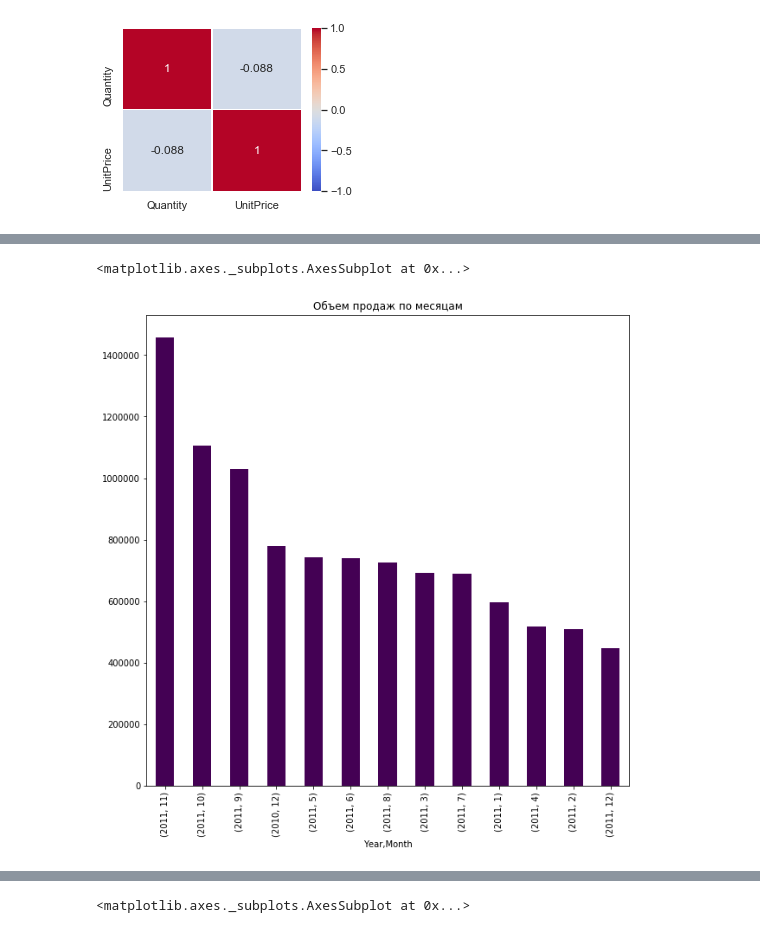
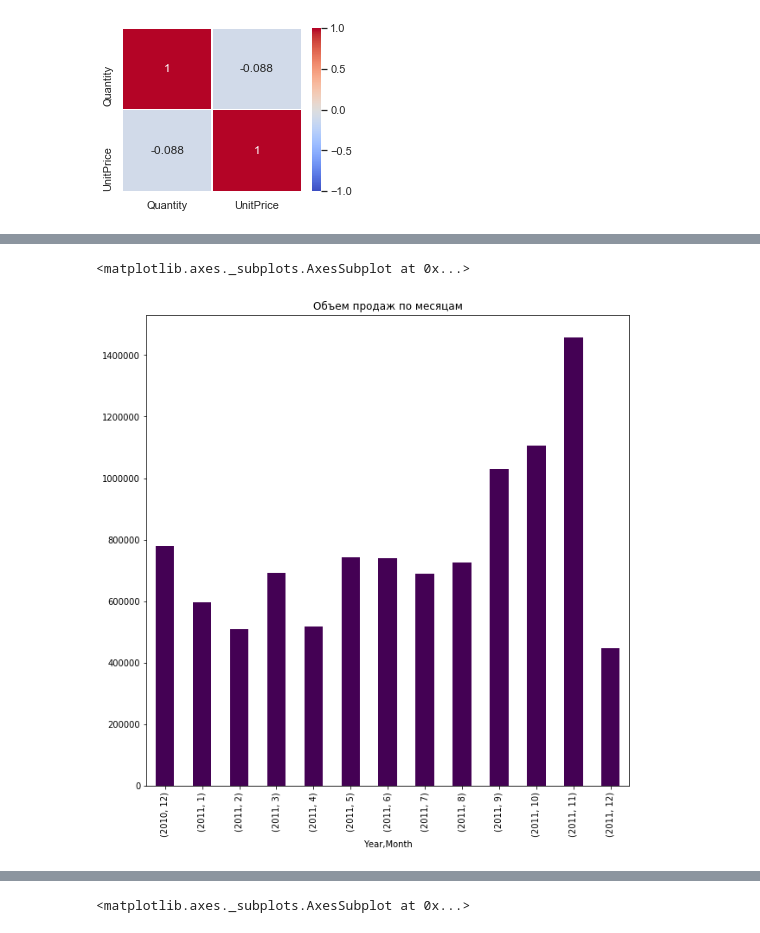
Before and after one commit to alexrudskih/pyda14_rudskih_HW, a Jupyter notebook: diplom/diplom.ipynb, the cells around one changed output, grey strips where cells are left out. Drawn from its saved outputs; the diff is of its cells as text; code cells hidden in the pictures.

```diff
--- a/diplom/diplom.ipynb
+++ b/diplom/diplom.ipynb
@@ -356,12 +356,12 @@ dtypes: datetime64[ns](2), float64(3), int64(6), object(5), period[M](1)
 memory usage: 72.5+ MB
 # %%
 # график объема продаж по месяцам
-data.groupby(['Year','Month']).sum().sort_values('Sales', ascending = False)['Sales'].plot(
+data.groupby(['Year','Month']).sum()['Sales'].plot(
     kind='bar', title='Объем продаж по месяцам',
     figsize=(10,10), colormap = 'viridis')
 # %% [output]
 <matplotlib.axes._subplots.AxesSubplot at 0x...>
-[figure, old version]
+[figure, new version]
 # %%
 # сформируем отдельный датафрейм с данными по количеству и продажам
 data_year_sales = data.groupby(['Year','Month']).sum()[['Quantity', 'Sales']]
```
Also changed, not shown: parts of 7 cells of this notebook.
